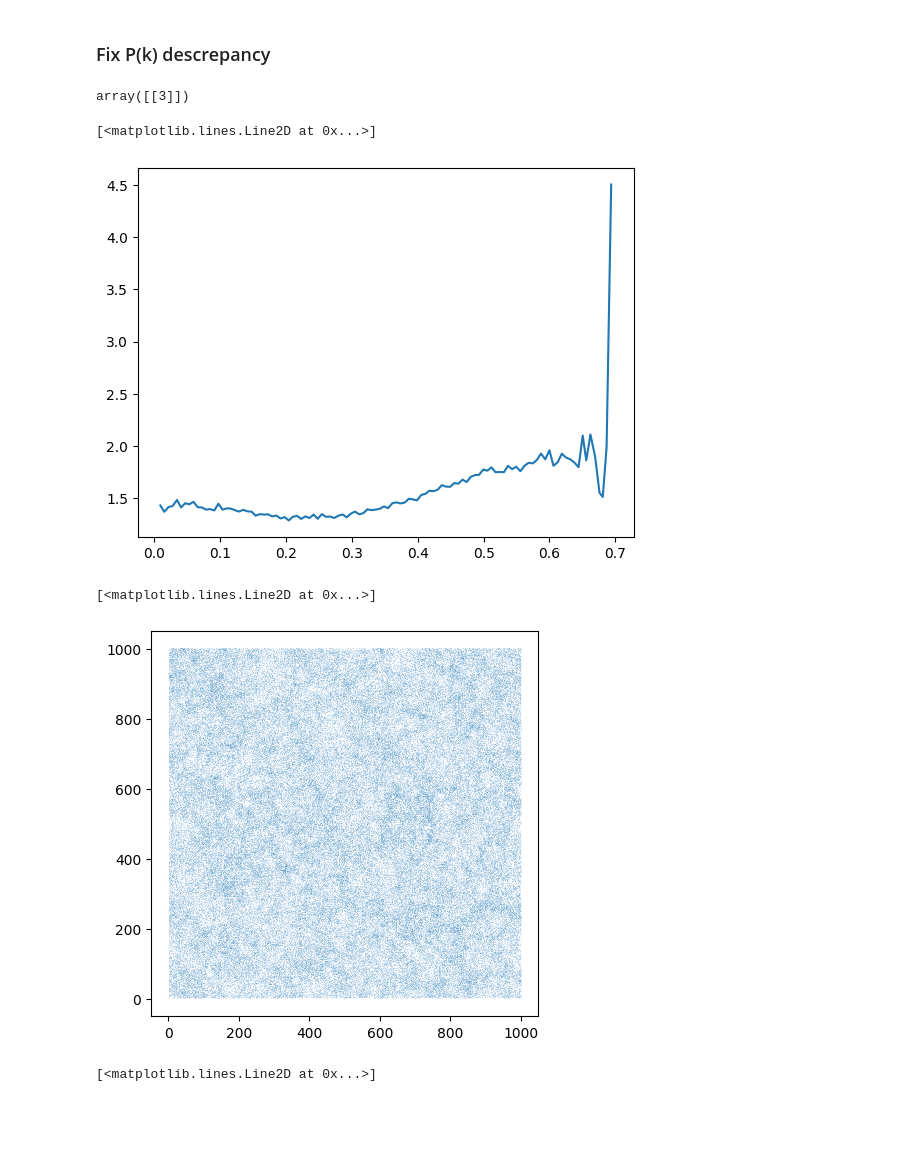
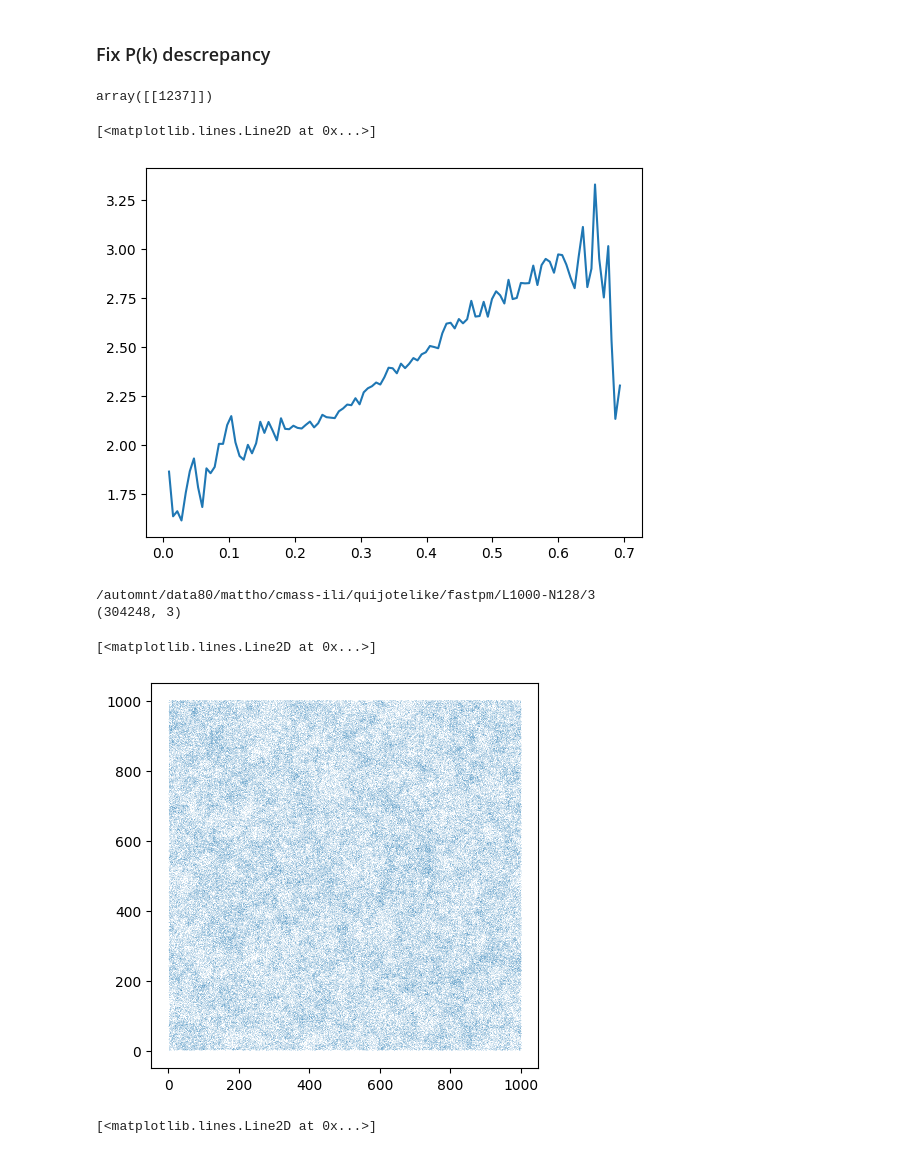
Before and after one commit to maho3/ltu-gobig, a Jupyter notebook: experiments/quijotelike/inference_quijote.ipynb, the cells around one changed output. Saved outputs shown, nothing was run; the diff lists cells and outputs as text; code cells hidden in the pictures; blank space fills up the shorter version.

```diff
--- a/experiments/quijotelike/inference_quijote.ipynb
+++ b/experiments/quijotelike/inference_quijote.ipynb
@@ -43,8 +43,8 @@ def get_halo_Pk(source_path):
     return k, Pk, cosmo
 # %%
 # Training suite
-suite = 'charm_1gpch_z0.5'
-sim = 'borgpm'
+suite = 'quijotelike'
+sim = 'fastpm'
 L, N = 1000, 128
 
 from cmass.utils import get_source_path
@@ -269,30 +304,32 @@ INFO:matplotlib.mathtext:Substituting symbol E from STIXNonUnicode
 # %%
 np.argwhere(np.all(cosmotrain[5] == cosmotest, axis=1))
 # %% [output]
-array([[3]])
+array([[1237]])
 # %%
 # plt.loglog()
-plt.plot(ktrain[5], Pktrain[5, :, 0]/Pktest[3, :, 0])
+plt.plot(ktrain[5], Pktrain[5, :, 0]/Pktest[1237, :, 0])
 # plt.plot(ktest[3], )
 # %% [output]
 [<matplotlib.lines.Line2D at 0x...>]
-[figure, old version]
+[figure, new version]
 # %%
 from cmass.bias.apply_hod import load_snapshot
 from cmass.bias.rho_to_halo import save_snapshot
 # %%
 # Train suite
-suite = 'charm_1gpch_z0.5'
-sim = 'borgpm'
+suite = 'quijotelike'
+sim = 'fastpm'
 L, N = 1000, 128
 
 
 from cmass.utils import get_source_path
 
 source_path = get_source_path(wdir, suite, sim, L, N, 3)
+print(source_path)
 
 af = 1/(1+0.5)
 lpos, lvel, lmass = load_snapshot(source_path, af)
+print(lpos.shape)
 with h5py.File(join(source_path, 'diag', 'halos.h5'), 'r') as f:
     a = list(f.keys())[-1]
     lkd = f[a]['Pk_k'][:]
@@ -301,8 +338,10 @@ with h5py.File(join(source_path, 'diag', 'halos.h5'), 'r') as f:
 f, ax = plt.subplots(figsize=(5,5))
 ax.plot(lpos[:,0], lpos[:,1], ',', alpha=0.1)
 # %% [output]
-[<matplotlib.lines.Line2D at 0x...>]
+/automnt/data80/mattho/cmass-ili/quijotelike/fastpm/L1000-N128/3
+(304248, 3)
+[<matplotlib.lines.Line2D at 0x...>]
-[figure, old version]
+[figure, new version]
 # %%
 # Test suite
 suite = 'quijote'
```
Also changed, not shown: parts of 15 cells of this notebook, 1 other file.
